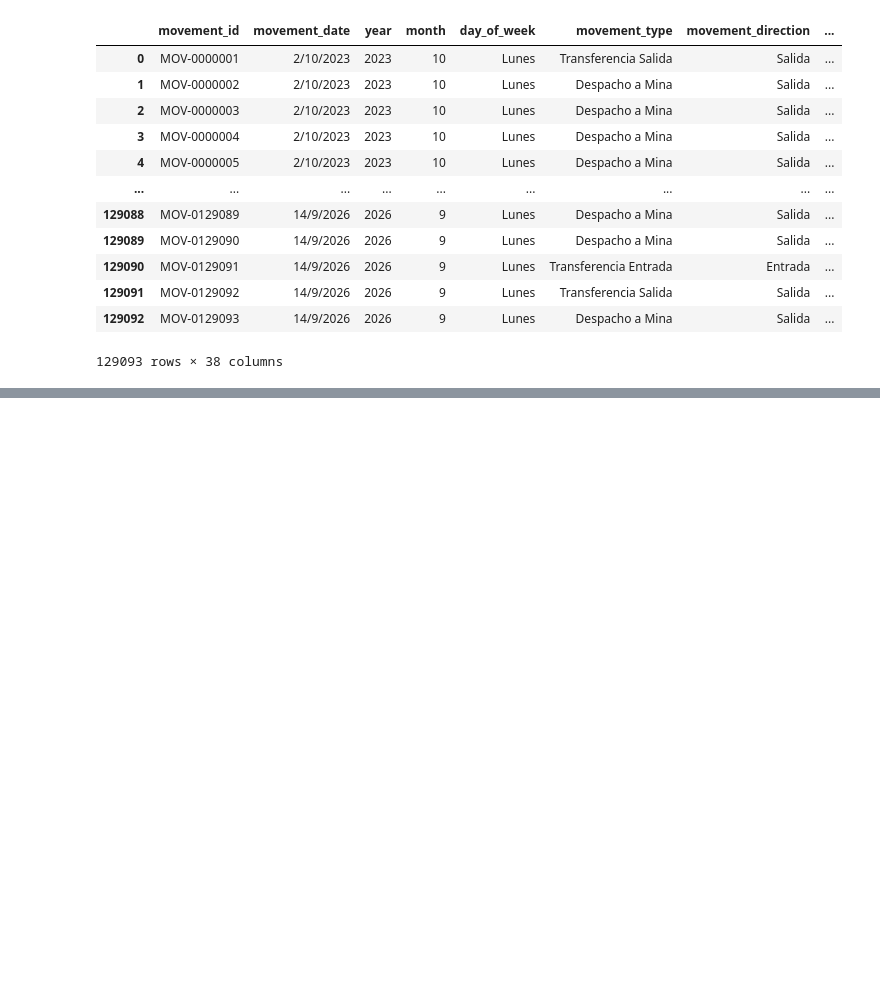
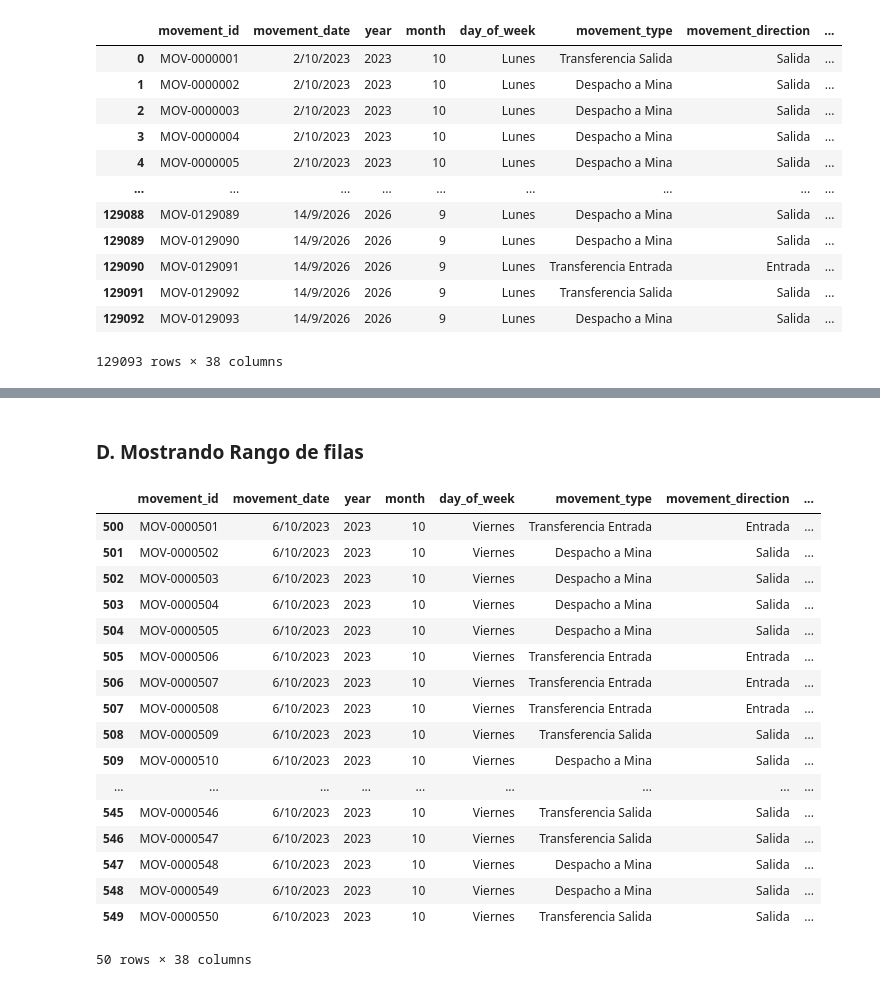
Before and after one commit to Mateo-Alvarez1/python-data-journey, a Jupyter notebook: pandas/cuadernos/Pandas.ipynb, the cells around one changed output, grey strips where cells are left out. Drawn from its saved outputs; the diff is of its cells as text; code cells hidden in the pictures; blank space fills up the shorter version.

```diff
--- a/pandas/cuadernos/Pandas.ipynb
+++ b/pandas/cuadernos/Pandas.ipynb
@@ -55,0 +109,23 @@ mining_warehouse
+# %% [markdown]
+### D. Mostrando Rango de filas
+# %%
+mining_warehouse.iloc[500:550]
+# %% [output]
+|  | movement_id | movement_date | year | month | day_of_week | movement_type | movement_direction | ... |
+| 500 | MOV-0000501 | 6/10/2023 | 2023 | 10 | Viernes | Transferencia Entrada | Entrada | ... |
+| 501 | MOV-0000502 | 6/10/2023 | 2023 | 10 | Viernes | Despacho a Mina | Salida | ... |
+| 502 | MOV-0000503 | 6/10/2023 | 2023 | 10 | Viernes | Despacho a Mina | Salida | ... |
+| 503 | MOV-0000504 | 6/10/2023 | 2023 | 10 | Viernes | Despacho a Mina | Salida | ... |
+| 504 | MOV-0000505 | 6/10/2023 | 2023 | 10 | Viernes | Despacho a Mina | Salida | ... |
+| 505 | MOV-0000506 | 6/10/2023 | 2023 | 10 | Viernes | Transferencia Entrada | Entrada | ... |
+| 506 | MOV-0000507 | 6/10/2023 | 2023 | 10 | Viernes | Transferencia Entrada | Entrada | ... |
+| 507 | MOV-0000508 | 6/10/2023 | 2023 | 10 | Viernes | Transferencia Entrada | Entrada | ... |
+| 508 | MOV-0000509 | 6/10/2023 | 2023 | 10 | Viernes | Transferencia Salida | Salida | ... |
+| 509 | MOV-0000510 | 6/10/2023 | 2023 | 10 | Viernes | Despacho a Mina | Salida | ... |
+| ... | ... | ... | ... | ... | ... | ... | ... | ... |
+| 545 | MOV-0000546 | 6/10/2023 | 2023 | 10 | Viernes | Transferencia Salida | Salida | ... |
+| 546 | MOV-0000547 | 6/10/2023 | 2023 | 10 | Viernes | Transferencia Salida | Salida | ... |
+| 547 | MOV-0000548 | 6/10/2023 | 2023 | 10 | Viernes | Despacho a Mina | Salida | ... |
+| 548 | MOV-0000549 | 6/10/2023 | 2023 | 10 | Viernes | Despacho a Mina | Salida | ... |
+| 549 | MOV-0000550 | 6/10/2023 | 2023 | 10 | Viernes | Transferencia Salida | Salida | ... |
+50 rows × 38 columns
```
Also changed, not shown: parts of 14 cells of this notebook, 8 other files.
